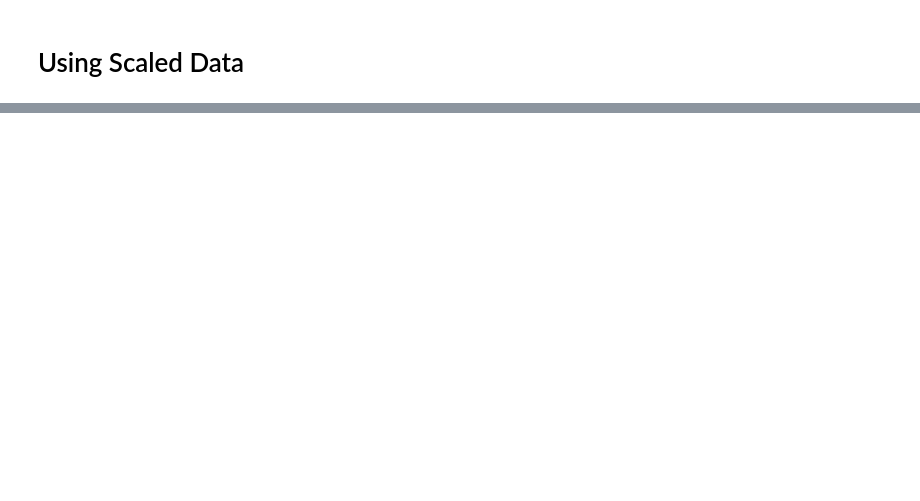
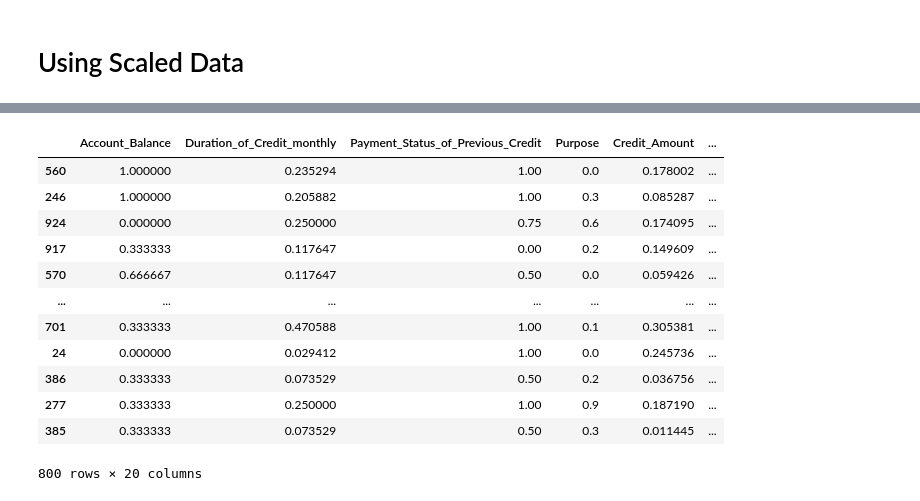
Before and after one commit to georgek2/ENd-To-EnD, a Jupyter notebook: 12_German_CD/creditability.ipynb, the cells around one changed output, grey strips where cells are left out. Saved outputs shown, nothing was run; the diff lists cells and outputs as text; code cells hidden in the pictures; blank space fills up the shorter version.

```diff
--- a/12_German_CD/creditability.ipynb
+++ b/12_German_CD/creditability.ipynb
@@ -483,0 +577,4 @@ dl_hist.plot()
+# %%
+min_ = X_train.min(axis = 0)
+max_ = X_train.max(axis = 0)
+min_
@@ -483,0 +619,17 @@ dl_hist.plot()
+# %%
+sc_train = (X_train - min_) / (max_ - min_)
+sc_train
+# %% [output]
+|  | Account_Balance | Duration_of_Credit_monthly | Payment_Status_of_Previous_Credit | Purpose | Credit_Amount | ... |
+| 560 | 1.000000 | 0.235294 | 1.00 | 0.0 | 0.178002 | ... |
+| 246 | 1.000000 | 0.205882 | 1.00 | 0.3 | 0.085287 | ... |
+| 924 | 0.000000 | 0.250000 | 0.75 | 0.6 | 0.174095 | ... |
+| 917 | 0.333333 | 0.117647 | 0.00 | 0.2 | 0.149609 | ... |
+| 570 | 0.666667 | 0.117647 | 0.50 | 0.0 | 0.059426 | ... |
+| ... | ... | ... | ... | ... | ... | ... |
+| 701 | 0.333333 | 0.470588 | 1.00 | 0.1 | 0.305381 | ... |
+| 24 | 0.000000 | 0.029412 | 1.00 | 0.0 | 0.245736 | ... |
+| 386 | 0.333333 | 0.073529 | 0.50 | 0.2 | 0.036756 | ... |
+| 277 | 0.333333 | 0.250000 | 1.00 | 0.9 | 0.187190 | ... |
+| 385 | 0.333333 | 0.073529 | 0.50 | 0.3 | 0.011445 | ... |
+800 rows × 20 columns
```
Also changed, not shown: parts of 32 cells of this notebook, 1 other file.
